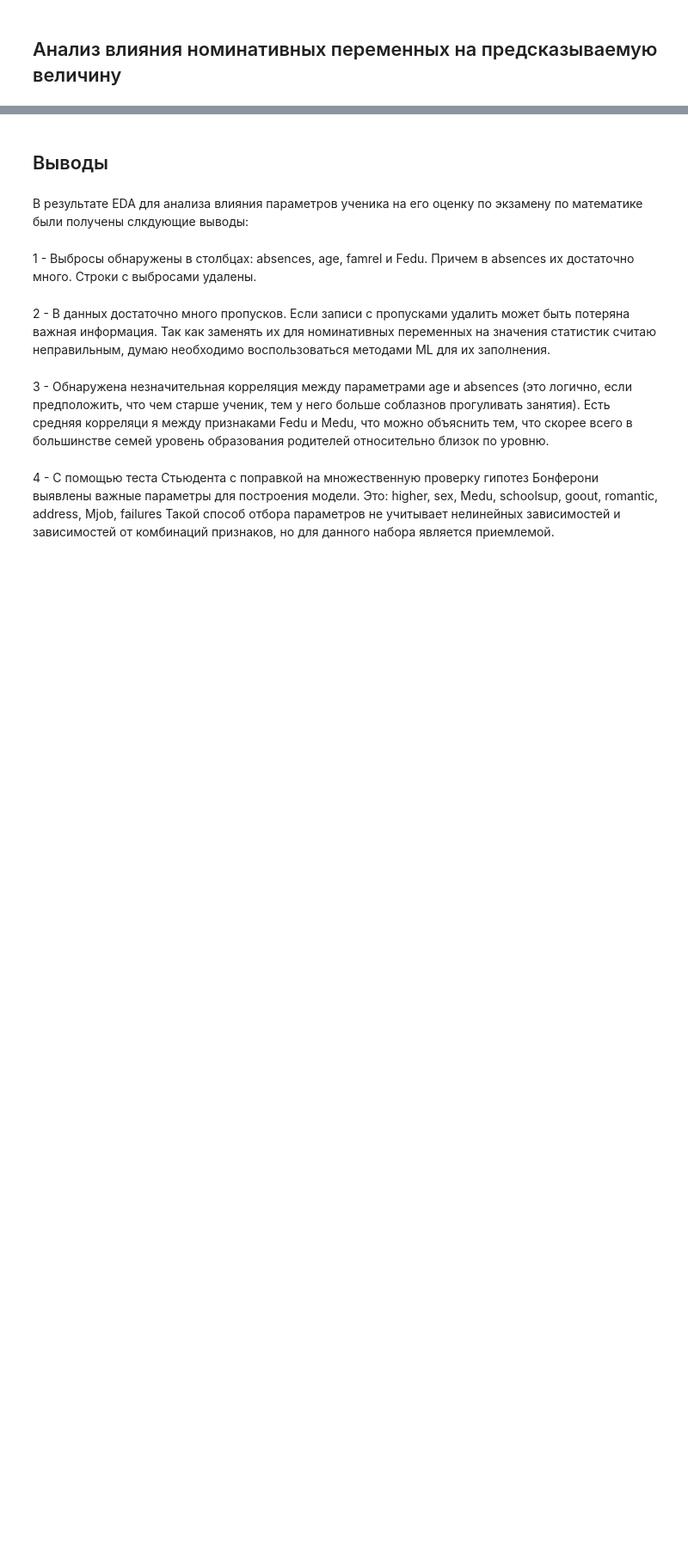
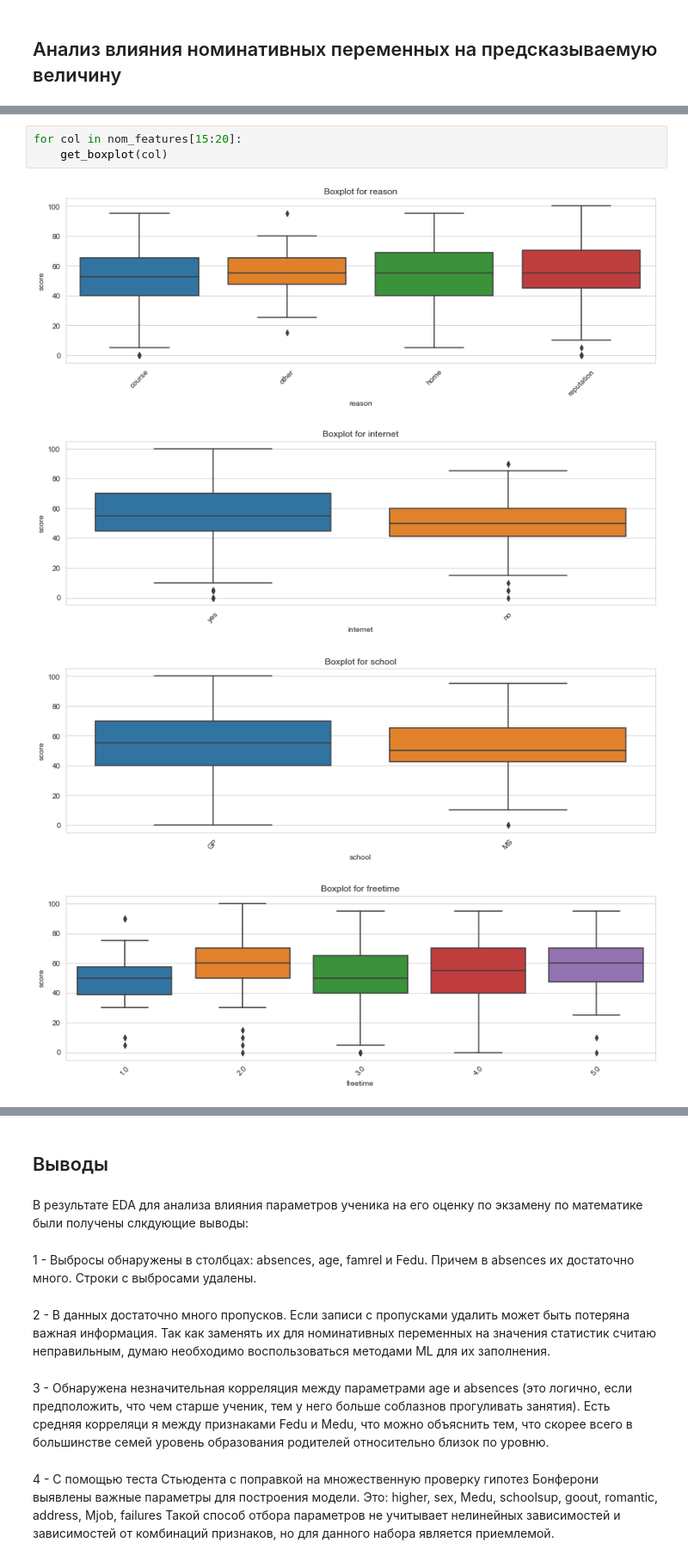
Before and after one commit to sand74/skillfactory, a Jupyter notebook: module_2/eda_solve.ipynb, the cells around one changed output, grey strips where cells are left out. Shown at 86% size. Cells and saved outputs as stored; diff of their text form; blank space fills up the shorter version.

```diff
--- a/module_2/eda_solve.ipynb
+++ b/module_2/eda_solve.ipynb
@@ -697,0 +716,8 @@ def get_stat_dif(feature):
+# %%
+for col in nom_features[15:20]:
+    get_boxplot(col)
+# %% [output]
+[figure, added]
+[figure, added]
+[figure, added]
+[figure, added]
```
Also changed, not shown: parts of 32 cells of this notebook.
